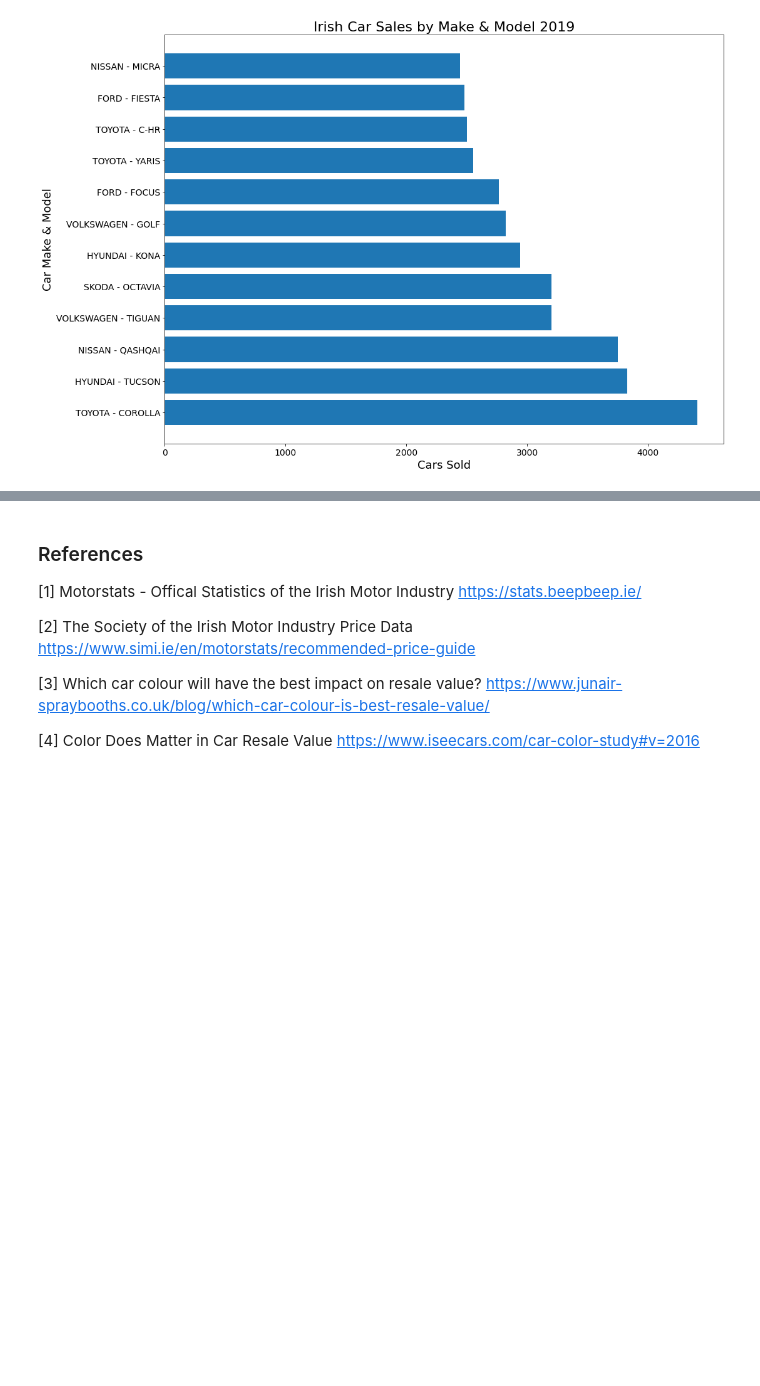
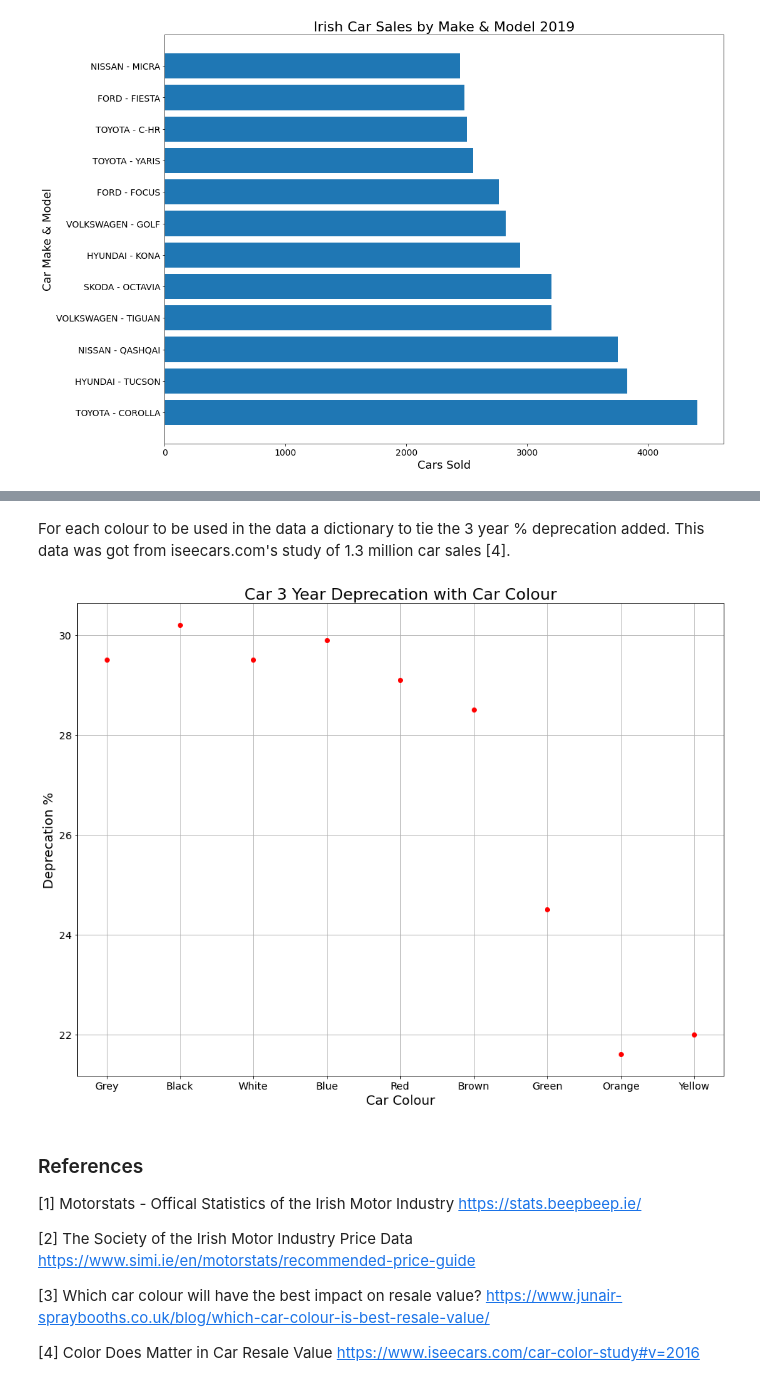
Before and after one commit to danielmccallion/Programming_for_Data_Analysis-Project, a Jupyter notebook: Project.ipynb, the cells around one changed output, grey strips where cells are left out. Drawn from its saved outputs; the diff is of its cells as text; code cells hidden in the pictures; blank space fills up the shorter version.

```diff
--- a/Project.ipynb
+++ b/Project.ipynb
@@ -215,3 +228,33 @@ Text(0.5, 1.0, 'Irish Car Sales by Colour 2019')
+# %% [markdown]
+For each colour to be used in the data a dictionary to tie the 3 year % deprecation added. This data was got from iseecars.com's study of 1.3 million car sales [4].
+# %%
+colour_deprecation = {"Grey": 29.5,
+                      "Black": 30.2,
+                      "White": 29.5,
+                      "Blue": 29.9,
+                      "Red": 29.1,
+                      "Brown": 28.5,
+                      "Green": 24.5,
+                      "Orange": 21.6,
+                      "Yellow": 22.0}
+# %%
+# Increase the size of the graph
+plt.figure(figsize=(16, 12))
+# Can use the column names in panda to quickly graph each value against each other in matplotlib
+# A graph with red dots for each data point
+plt.plot(*zip(*colour_deprecation.items()), "or")
+# Add labels to the x,y axis and increase size
+plt.xlabel('Car Colour', size=18)
+plt.ylabel('Deprecation %', size=18)
+# Increase x and y tick font size
+plt.xticks(fontsize=14)
+plt.yticks(fontsize=14)
+# Large title for the plot
+plt.title("Car 3 Year Deprecation with Car Colour", size=22)
+# Add grid to graph
+plt.grid(True)
+# %% [output]
+[figure, added]
 # %% [markdown]
 ### References
 [1] Motorstats - Offical Statistics of the Irish Motor Industry
```
Also changed, not shown: parts of 6 cells of this notebook.
